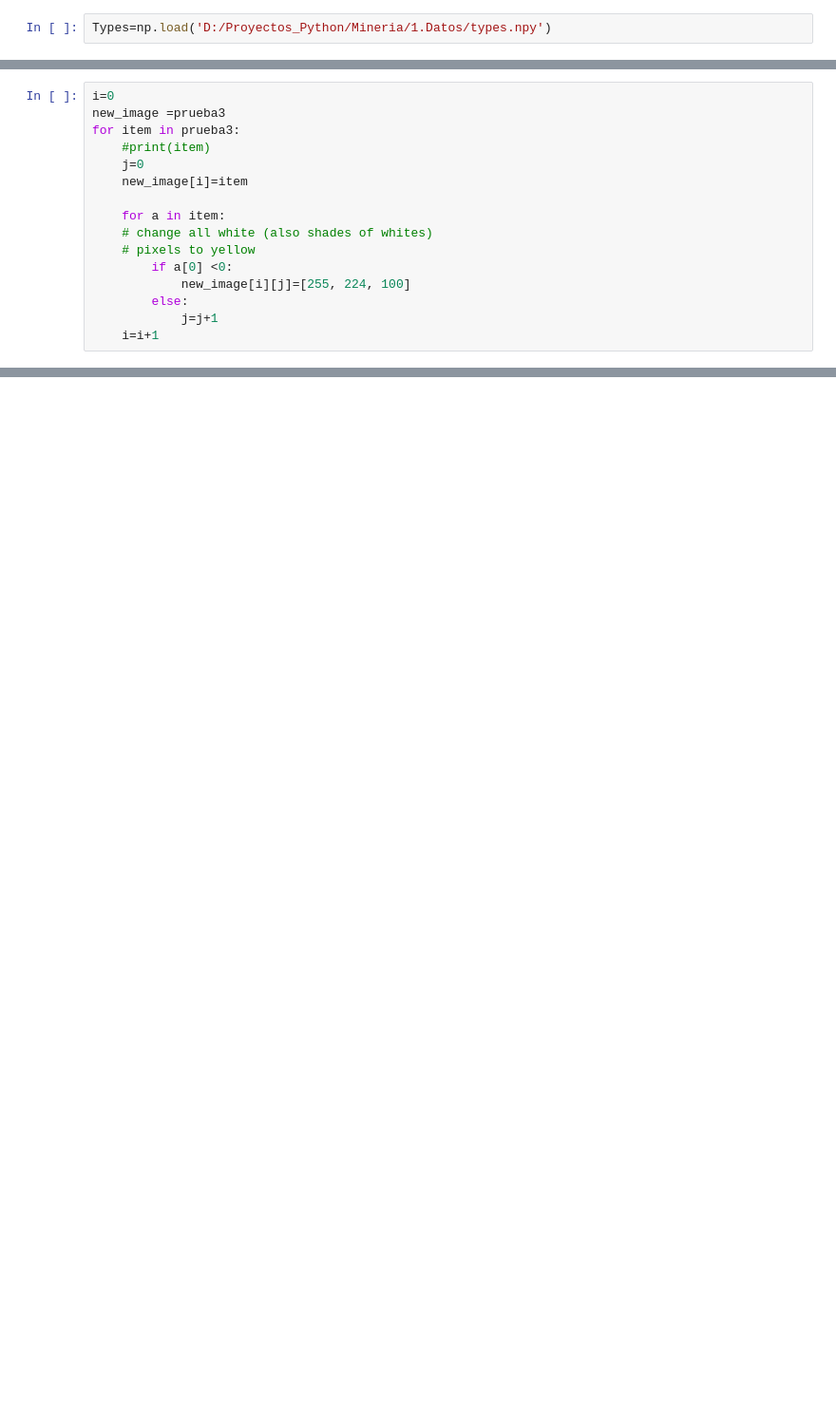
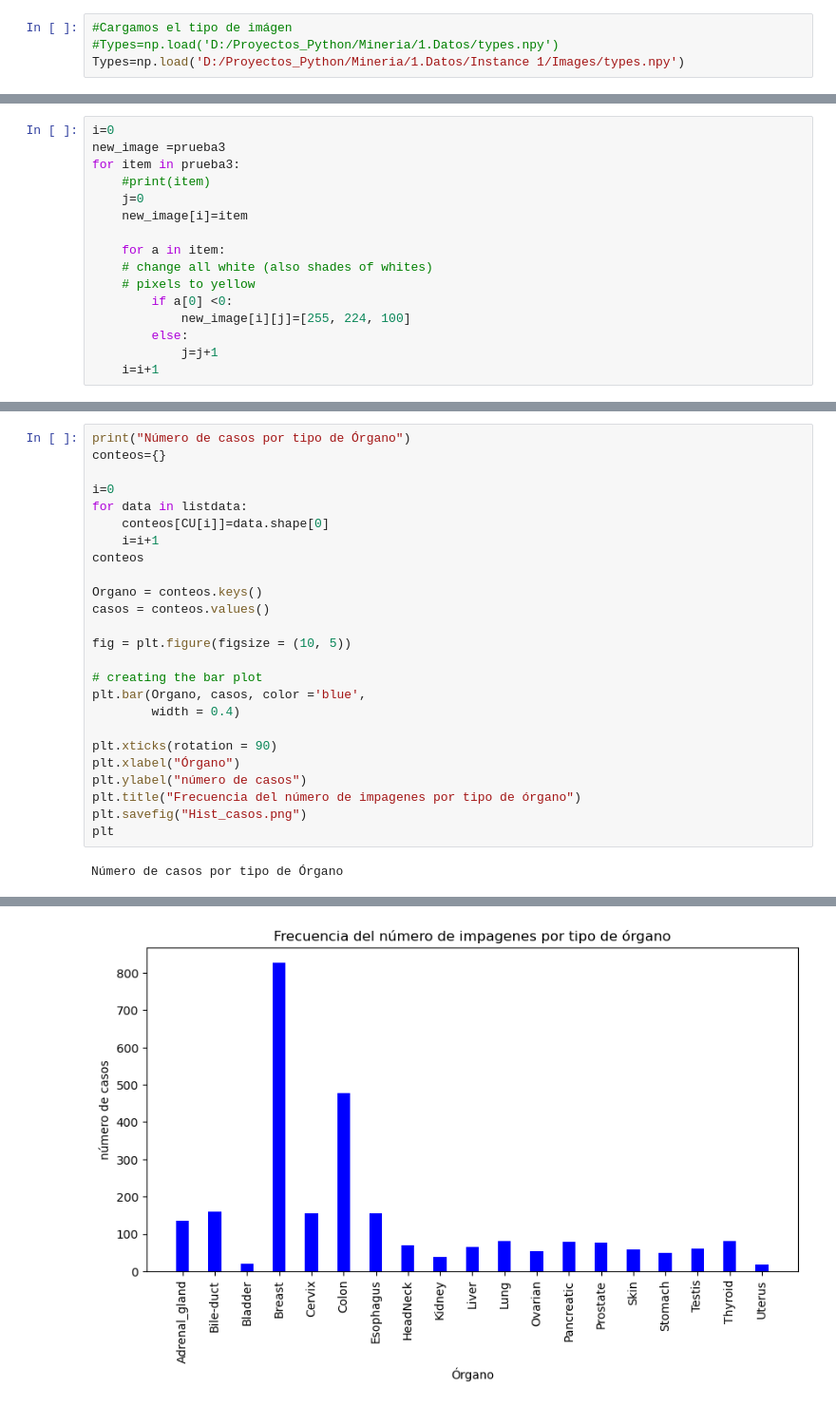
Before and after one commit to DavidEdgard0/Cancer-Prediction-MD, a Jupyter notebook: Intro_Imgs.ipynb, the cells around one changed output, grey strips where cells are left out. Shown at 95% size. Cells and saved outputs as stored; diff of their text form; blank space fills up the shorter version.

```diff
--- a/Intro_Imgs.ipynb
+++ b/Intro_Imgs.ipynb
@@ -9,3 +12,5 @@ Data=np.load('D:/Proyectos_Python/Mineria/1.Datos/images.npy')
 # %%
-Types=np.load('D:/Proyectos_Python/Mineria/1.Datos/types.npy')
+#Cargamos el tipo de imágen
+#Types=np.load('D:/Proyectos_Python/Mineria/1.Datos/types.npy')
+Types=np.load('D:/Proyectos_Python/Mineria/1.Datos/Instance 1/Images/types.npy')
 # %%
@@ -272,0 +206,27 @@ Base:  Uterus   (80, 256, 256, 3)
+# %%
+print("Número de casos por tipo de Órgano")
+conteos={}
+
+i=0
+for data in listdata:
+    conteos[CU[i]]=data.shape[0]
+    i=i+1
+conteos
+
+Organo = conteos.keys()
+casos = conteos.values()
+
+fig = plt.figure(figsize = (10, 5))
+
+# creating the bar plot
+plt.bar(Organo, casos, color ='blue',
+        width = 0.4)
+
+plt.xticks(rotation = 90)
+plt.xlabel("Órgano")
+plt.ylabel("número de casos")
+plt.title("Frecuencia del número de impagenes por tipo de órgano")
+plt.savefig("Hist_casos.png")
+plt
+# %% [output]
+Número de casos por tipo de Órgano
@@ -273 +234,2 @@ Base:  Uterus   (80, 256, 256, 3)
+[figure, added]
 # %%
```
Also changed, not shown: parts of 59 cells of this notebook, 40 other files.
